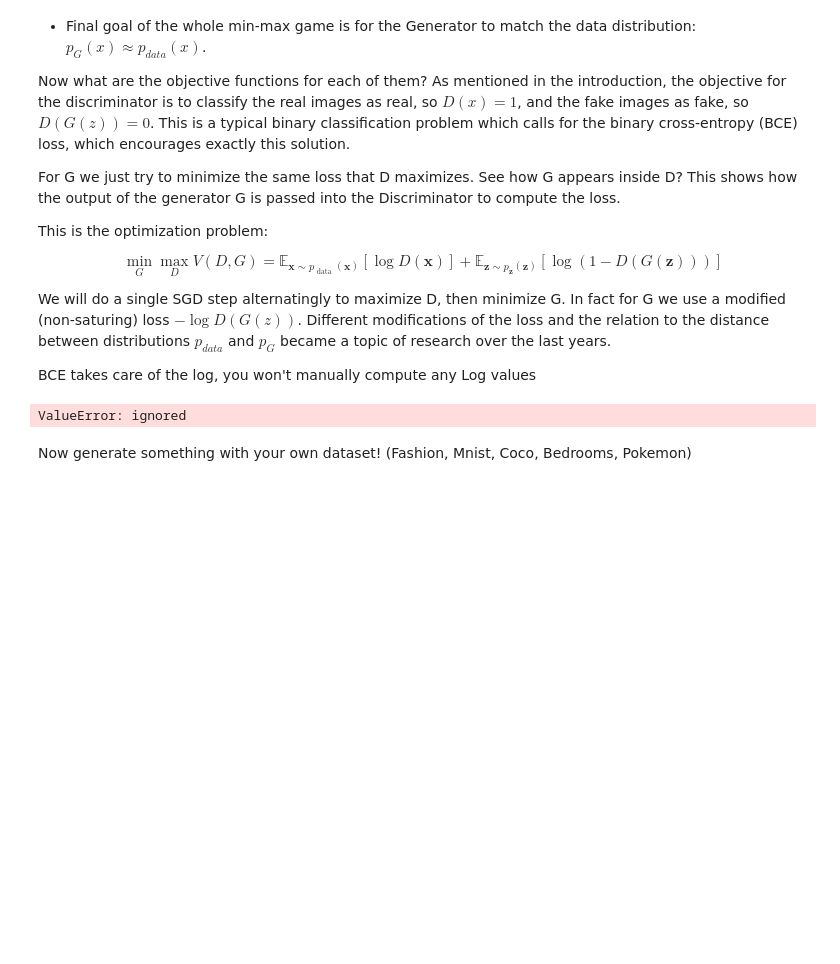
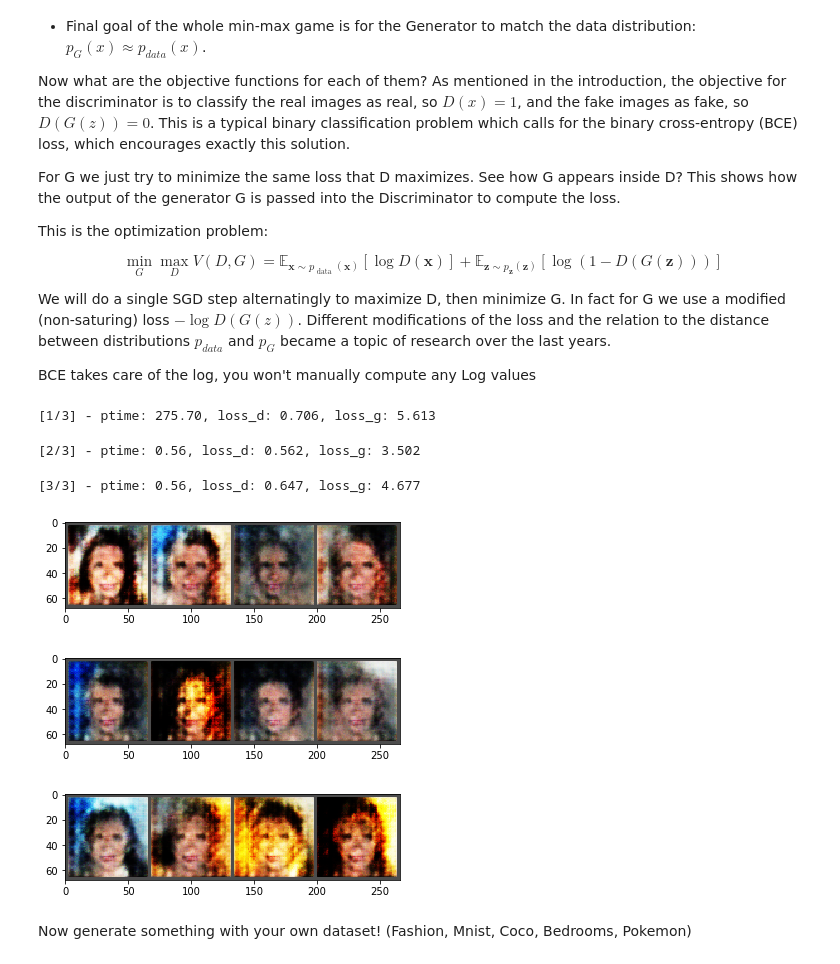
Before and after one commit to mhask94/cs474_labs_f2019, a Jupyter notebook: DL_Lab8.ipynb, the cells around one changed output. Saved outputs shown, nothing was run; the diff lists cells and outputs as text; code cells hidden in the pictures; blank space fills up the shorter version.

```diff
--- a/DL_Lab8.ipynb
+++ b/DL_Lab8.ipynb
@@ -430,7 +430,7 @@ for epoch in range(train_epoch):
         # compute D_real_loss using BCE_loss and the proper y tensor from above
         # you are trying to make the discriminator recognize the real image properly
         #####
-
+        # set_trace()
         D_result = D(x_).squeeze()
         D_real_loss = BCE_loss(D_result, y_real_)
 
@@ -440,7 +440,7 @@ for epoch in range(train_epoch):
         # this will create G_result
         #####
 
-        z = torch.randn(8, 100).view(-1,100,1,1).cuda()
+        z = torch.randn(mini_batch, 100).view(-1,100,1,1).cuda()
         G_result = G(z)
 
         #####
@@ -475,36 +475,41 @@ for epoch in range(train_epoch):
         # get G_train_loss by using BCE_loss and the proper y_tensor
         # you are trying to make the generator generate real images
         # compute the gradients
         # step the optimizer
         #####
 
         z = torch.randn(mini_batch, 100).view(-1,100,1,1).cuda()
         G_result = G(z)
         prob = D(G_result).squeeze()
         G_train_loss = BCE_loss(prob, y_real_)
 
         G_train_loss.backward()
         G_optimizer.step()
 
         G_losses.append(G_train_loss.item())
 
         num_iter += 1
 
-        if num_iter >= 10:
-          break
+        # if num_iter >= 500:
+          # break
 
     # generate a fixed_z_ image and save
     x_gen = G(fixed_z_)
     collect_x_gen.append(x_gen.detach().clone())
     epoch_end_time = time.time()
     per_epoch_ptime = epoch_end_time - epoch_start_time
 
     # print out statistics
     print('[%d/%d] - ptime: %.2f, loss_d: %.3f, loss_g: %.3f' % ((epoch + 1), train_epoch, per_epoch_ptime, torch.mean(torch.FloatTensor(D_losses)),
                                                               torch.mean(torch.FloatTensor(G_losses))))
     show_imgs(G_result[:4])
 # %% [output]
-ValueError: ignored
+[1/3] - ptime: 275.70, loss_d: 0.706, loss_g: 5.613
+[2/3] - ptime: 0.56, loss_d: 0.562, loss_g: 3.502
+[3/3] - ptime: 0.56, loss_d: 0.647, loss_g: 4.677
+[figure, added]
+[figure, added]
+[figure, added]
 # %%
 for x_gen in collect_x_gen:
     show_imgs(x_gen)
```
